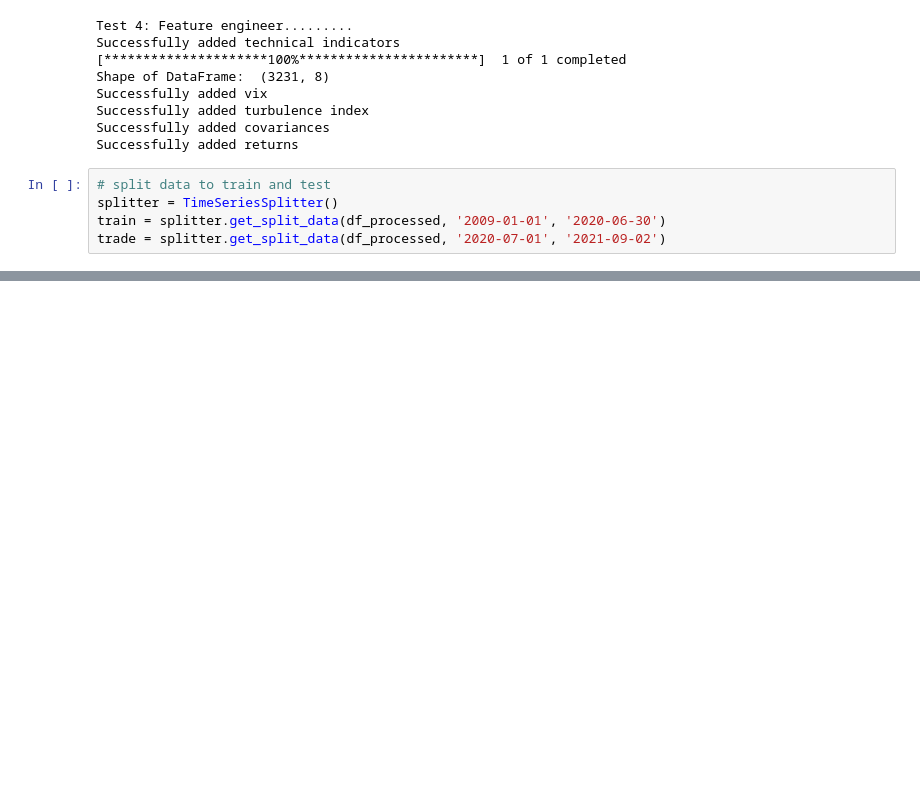
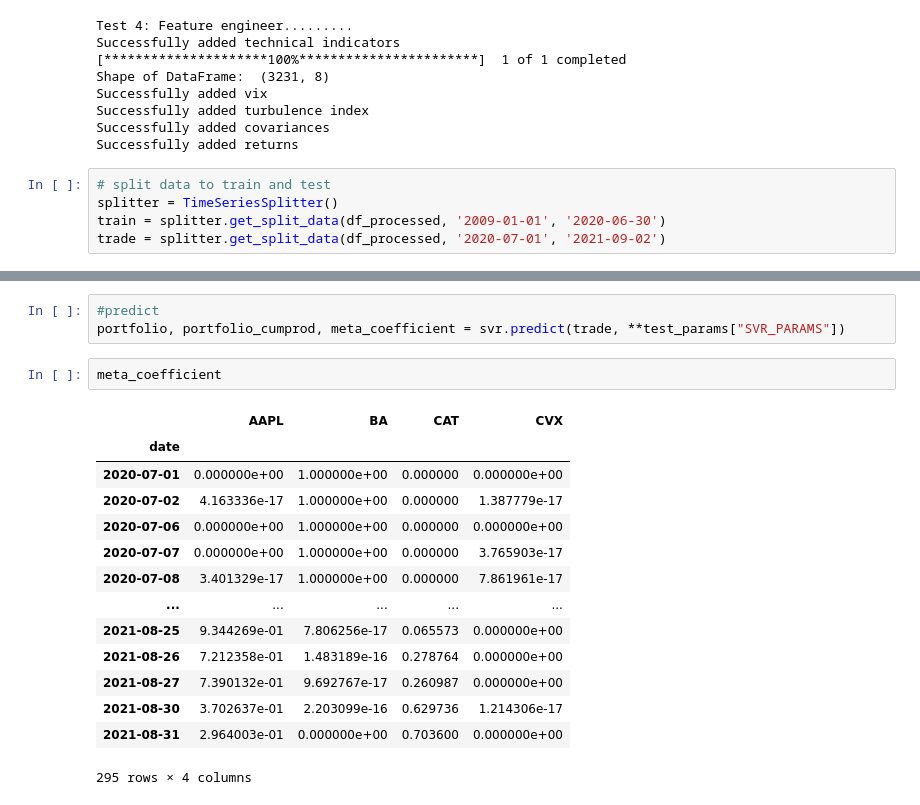
Before and after one commit to didemdurukan/portfolio_allocation_framework, a Jupyter notebook: AgentLayer/model_structure.ipynb, the cells around one changed output, grey strips where cells are left out. Drawn from its saved outputs; the diff is of its cells as text; blank space fills up the shorter version.

```diff
--- a/AgentLayer/model_structure.ipynb
+++ b/AgentLayer/model_structure.ipynb
@@ -1290,0 +1353,20 @@ hit end!
+# %%
+#predict
+portfolio, portfolio_cumprod, meta_coefficient = svr.predict(trade, **test_params["SVR_PARAMS"])
+# %%
+meta_coefficient
+# %% [output]
+|  | AAPL | BA | CAT | CVX |
+| date |  |  |  |  |
+| 2020-07-01 | 0.000000e+00 | 1.000000e+00 | 0.000000 | 0.000000e+00 |
+| 2020-07-02 | 4.163336e-17 | 1.000000e+00 | 0.000000 | 1.387779e-17 |
+| 2020-07-06 | 0.000000e+00 | 1.000000e+00 | 0.000000 | 0.000000e+00 |
+| 2020-07-07 | 0.000000e+00 | 1.000000e+00 | 0.000000 | 3.765903e-17 |
+| 2020-07-08 | 3.401329e-17 | 1.000000e+00 | 0.000000 | 7.861961e-17 |
+| ... | ... | ... | ... | ... |
+| 2021-08-25 | 9.344269e-01 | 7.806256e-17 | 0.065573 | 0.000000e+00 |
+| 2021-08-26 | 7.212358e-01 | 1.483189e-16 | 0.278764 | 0.000000e+00 |
+| 2021-08-27 | 7.390132e-01 | 9.692767e-17 | 0.260987 | 0.000000e+00 |
+| 2021-08-30 | 3.702637e-01 | 2.203099e-16 | 0.629736 | 1.214306e-17 |
+| 2021-08-31 | 2.964003e-01 | 0.000000e+00 | 0.703600 | 0.000000e+00 |
+295 rows × 4 columns
```
Also changed, not shown: parts of 16 cells of this notebook.
